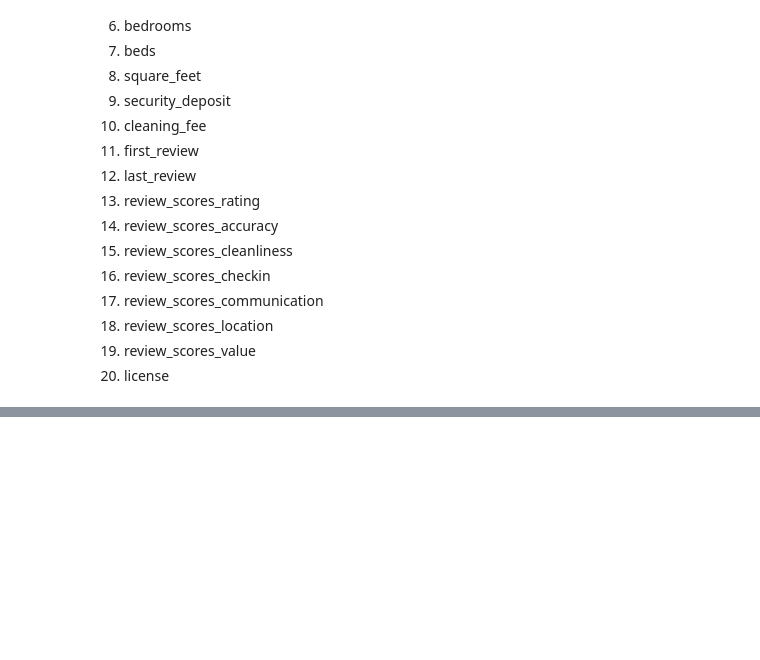
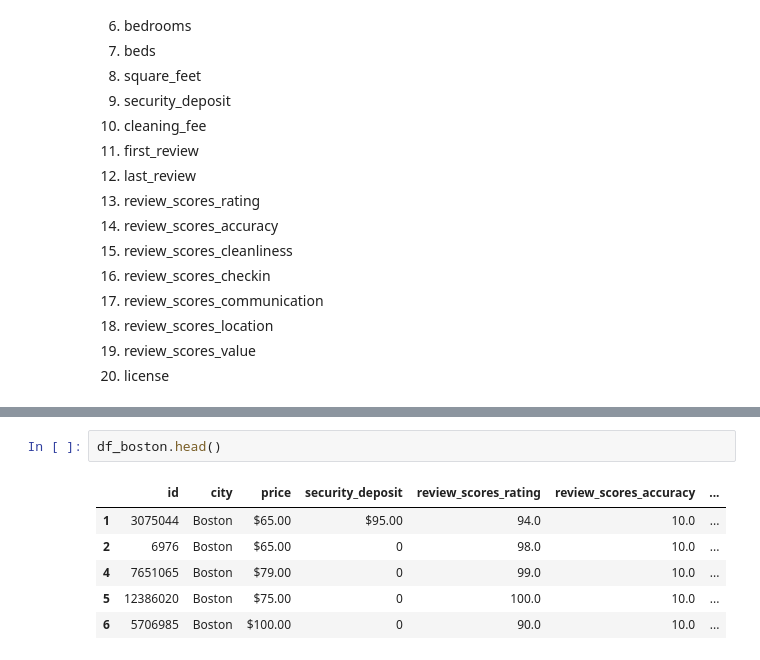
Before and after one commit to Rheasilvia/airbnb, a Jupyter notebook: airbnb.ipynb, the cells around one changed output, grey strips where cells are left out. Drawn from its saved outputs; the diff is of its cells as text; blank space fills up the shorter version.

```diff
--- a/airbnb.ipynb
+++ b/airbnb.ipynb
@@ -394,0 +443,9 @@ df_settle_listings_raw.drop(['license','square_feet'], axis = 1, inplace = True)
+# %%
+df_boston.head()
+# %% [output]
+|  | id | city | price | security_deposit | review_scores_rating | review_scores_accuracy | ... |
+| 1 | 3075044 | Boston | $65.00 | $95.00 | 94.0 | 10.0 | ... |
+| 2 | 6976 | Boston | $65.00 | 0 | 98.0 | 10.0 | ... |
+| 4 | 7651065 | Boston | $79.00 | 0 | 99.0 | 10.0 | ... |
+| 5 | 12386020 | Boston | $75.00 | 0 | 100.0 | 10.0 | ... |
+| 6 | 5706985 | Boston | $100.00 | 0 | 90.0 | 10.0 | ... |
```
Also changed, not shown: parts of 13 cells of this notebook.
